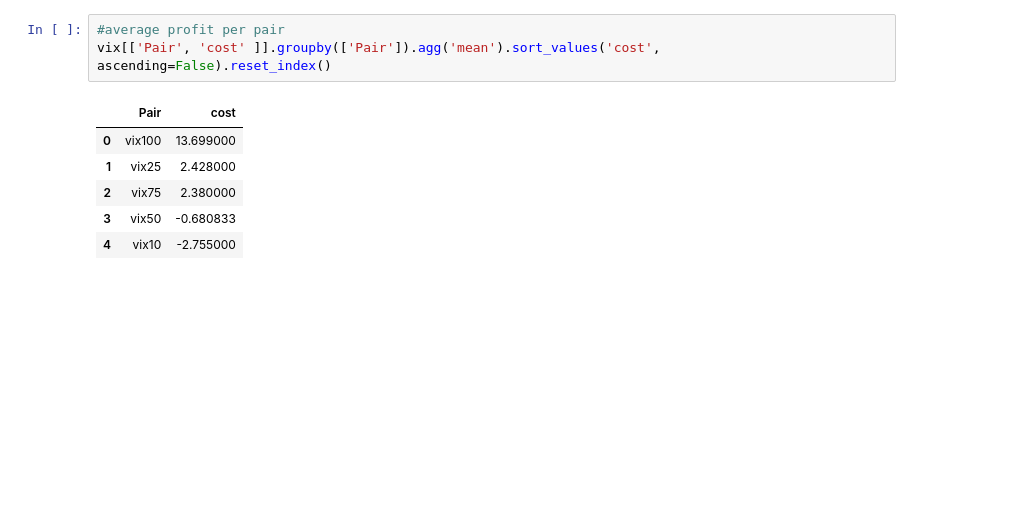
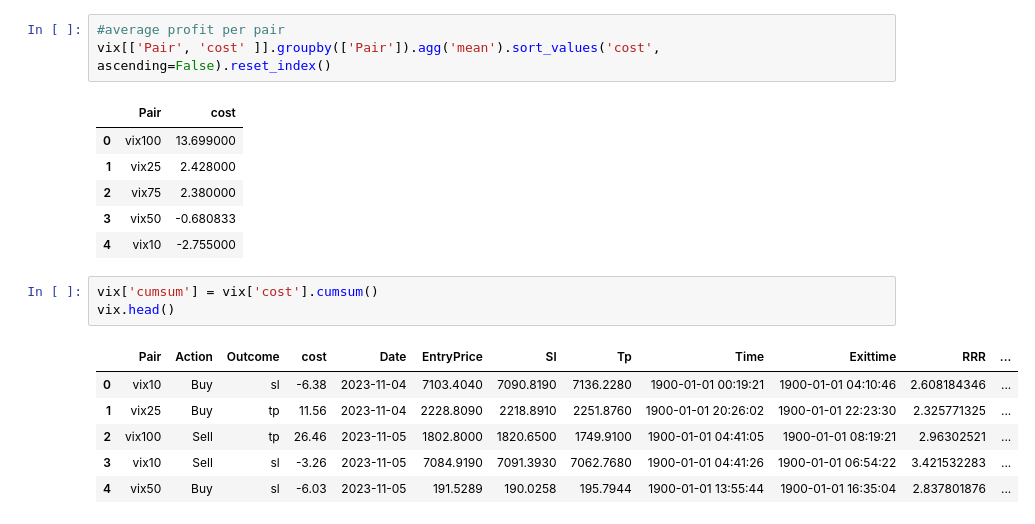
Before and after one commit to ToluPaul/forex, a Jupyter notebook: forex_pred.ipynb, the cells around one changed output. Cells and saved outputs as stored; diff of their text form; blank space fills up the shorter version.

```diff
--- a/forex_pred.ipynb
+++ b/forex_pred.ipynb
@@ -104,3 +104,13 @@ vix[['Pair', 'cost' ]].groupby(['Pair']).agg('mean').sort_values('cost', ascendi
 | 2 | vix75 | 2.380000 |
 | 3 | vix50 | -0.680833 |
 | 4 | vix10 | -2.755000 |
+# %%
+vix['cumsum'] = vix['cost'].cumsum()
+vix.head()
+# %% [output]
+|  | Pair | Action | Outcome | cost | Date | EntryPrice | Sl | Tp | Time | Exittime | RRR | ... |
+| 0 | vix10 | Buy | sl | -6.38 | 2023-11-04 | 7103.4040 | 7090.8190 | 7136.2280 | 1900-01-01 00:19:21 | 1900-01-01 04:10:46 | 2.608184346 | ... |
+| 1 | vix25 | Buy | tp | 11.56 | 2023-11-04 | 2228.8090 | 2218.8910 | 2251.8760 | 1900-01-01 20:26:02 | 1900-01-01 22:23:30 | 2.325771325 | ... |
+| 2 | vix100 | Sell | tp | 26.46 | 2023-11-05 | 1802.8000 | 1820.6500 | 1749.9100 | 1900-01-01 04:41:05 | 1900-01-01 08:19:21 | 2.96302521 | ... |
+| 3 | vix10 | Sell | sl | -3.26 | 2023-11-05 | 7084.9190 | 7091.3930 | 7062.7680 | 1900-01-01 04:41:26 | 1900-01-01 06:54:22 | 3.421532283 | ... |
+| 4 | vix50 | Buy | sl | -6.03 | 2023-11-05 | 191.5289 | 190.0258 | 195.7944 | 1900-01-01 13:55:44 | 1900-01-01 16:35:04 | 2.837801876 | ... |
```
